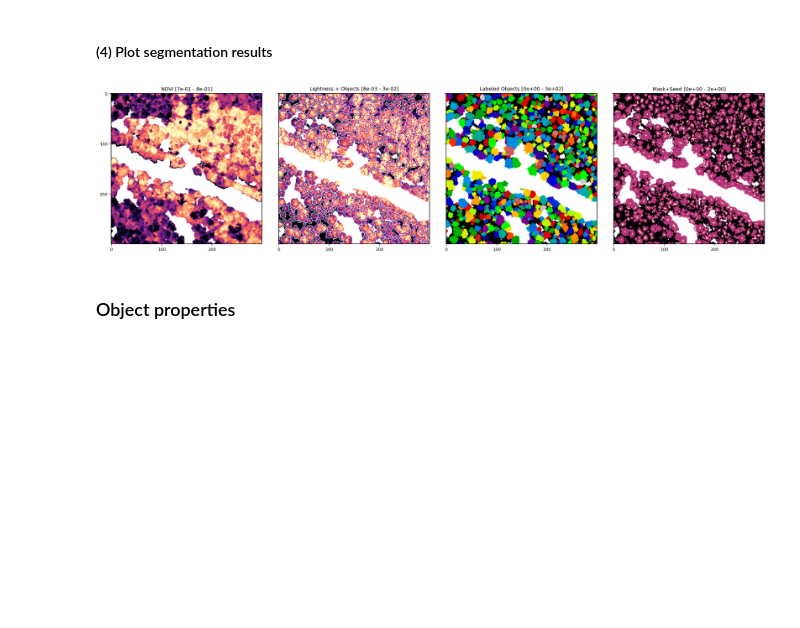
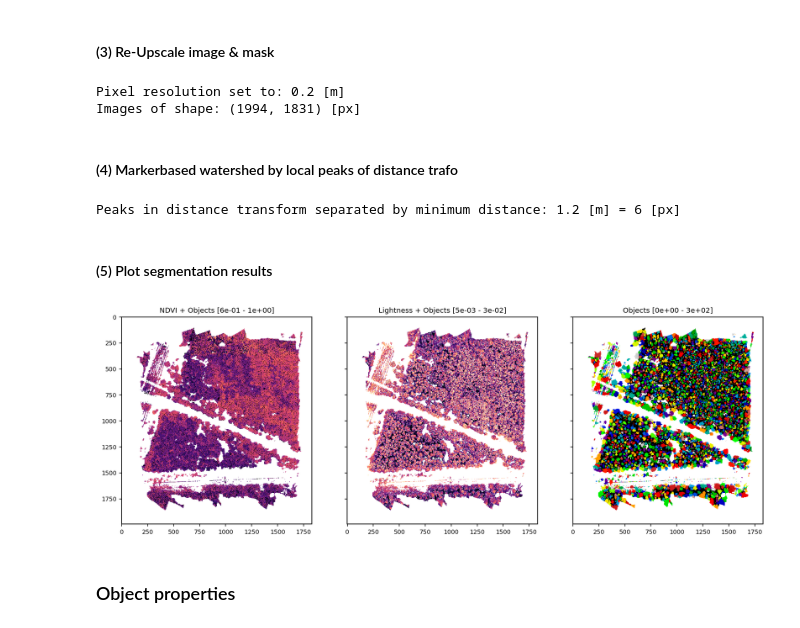
Before and after one commit to FlorianStehr/findatree, a Jupyter notebook: scripts/segment.ipynb, the cells around one changed output. Saved outputs shown, nothing was run; the diff lists cells and outputs as text; code cells hidden in the pictures; blank space fills up the shorter version.

Commit message:
New segmentation approach: Markerbased watershed based on local peaks in distance trafo

```diff
--- a/scripts/segment.ipynb
+++ b/scripts/segment.ipynb
@@ -119,30 +103,83 @@ labels, bounds, mask_seed = segment.shrinkmask_expandlabels_iter(
+# %% [markdown]
+#### (3) Re-Upscale image & mask
+# %%
+importlib.reload(io)
+importlib.reload(segment)
+
+# Normalized original resolution channels
+reduce = 0
+cs, shape = io.define_channels(cs_prim, reduce=reduce)
+
+# Upscale masks to original resolution
+mask_local = segment.labels_resize(mask_local_segment, shape=shape)
+mask_global = segment.labels_resize(mask_global_segment, shape=shape)
+
+resolution = resolution * 2**reduce
+print(f"Pixel resolution set to: {resolution:.1f} [m]")
+print(f"Images of shape: {shape} [px]")
+# %% [output]
+Pixel resolution set to: 0.2 [m]
+Images of shape: (1994, 1831) [px]
+# %% [markdown]
+#### (4) Markerbased watershed by local peaks of distance trafo
+# %%
+importlib.reload(segment)
+
+img = cs['l'].copy()
+
+# Set minimum separation of peaks in distance trafo of mask [m]
+peak_min_distance = 1.2
+
+# Label by marker based watershed based on local peaks of distance transform of local mask
+labels, bounds, mask_seed = segment.watershed_by_peaks_in_disttrafo(
+    img,
+    mask=mask_local,
+    peak_min_distance=peak_min_distance,
+    resolution=resolution,
+    )
+# %% [output]
+Peaks in distance transform separated by minimum distance: 1.2 [m] = 6 [px]
 # %% [markdown]
-#### (4) Plot segmentation results
+#### (5) Plot segmentation results
 # %%
-importlib.reload(visual)
+segment_l = cs['l'].copy()
+segment_l[bounds == 1] = np.nan
 
-segment_result = img.copy()
-segment_result[bounds == 1] = np.nan
+segment_ndvi = cs['ndvi'].copy()
+segment_ndvi[bounds == 1] = 0
 
 channels = [
-    cs_segment['ndvi'], segment_result, labels, mask_seed,
+    segment_ndvi, segment_l, labels, #mask_seed,
 ]
-use_random_cmap = [False, False, True, False]
-channels_names = ['NDVI', 'Lightness + Objects', 'Labeled Objects', 'Mask+Seed']
-contrasts = [None, None, None, None]
-xylim = [(500, 150), (500, 150)]
+use_random_cmap = [
+    False, False, True, #False,
+    ]
+channels_names = [
+    'NDVI + Objects','Lightness + Objects', 'Objects', #'Mask + Seed',
+]
+contrasts = [
+    (0.6,1), (5e-3, 3.3e-2), None, #None,
+]
+
+# ROI
+width = 200
+x_center = 800
+y_center = 700
+xylim = [(x_center, width), (y_center, width)]
 
 f, axs = visual.show_channels(
     channels,
-    xylim=xylim,
+    # xylim=xylim,
     mask=mask_global,
     contrasts=contrasts,
     use_random_cmap=use_random_cmap,
     channel_names=channels_names,
     zoom=1.5,
-    # n_cols_rows=(2,2),
+    # n_cols_rows=(3,2),
 )
+
+plt.savefig(r'C:\Users\flori\Desktop\plots\220331_tnr12702_gauss20m.pdf', transparent=True)
 # %% [output]
-[figure, old version]
+[figure, new version]
 # %% [markdown]
 ### Object properties
```
Also changed, not shown: parts of 18 cells of this notebook, 3 other files.
